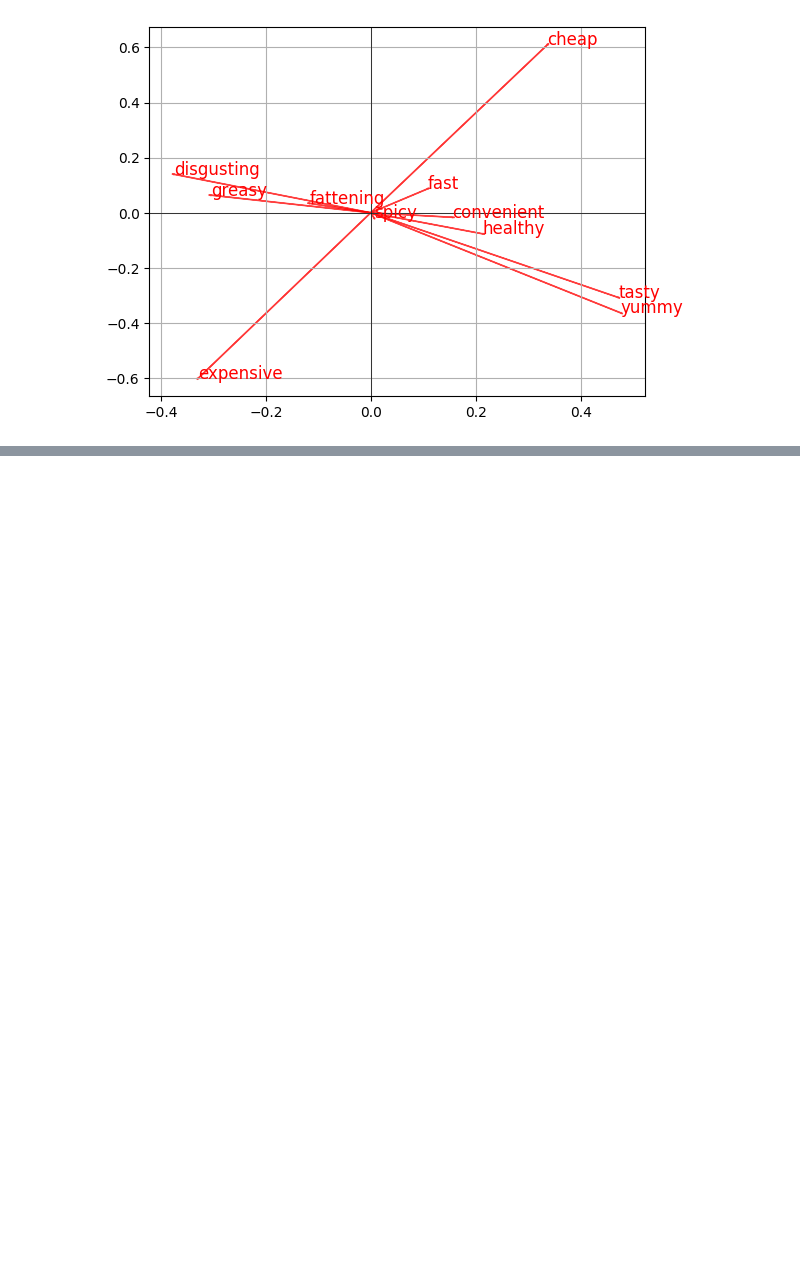
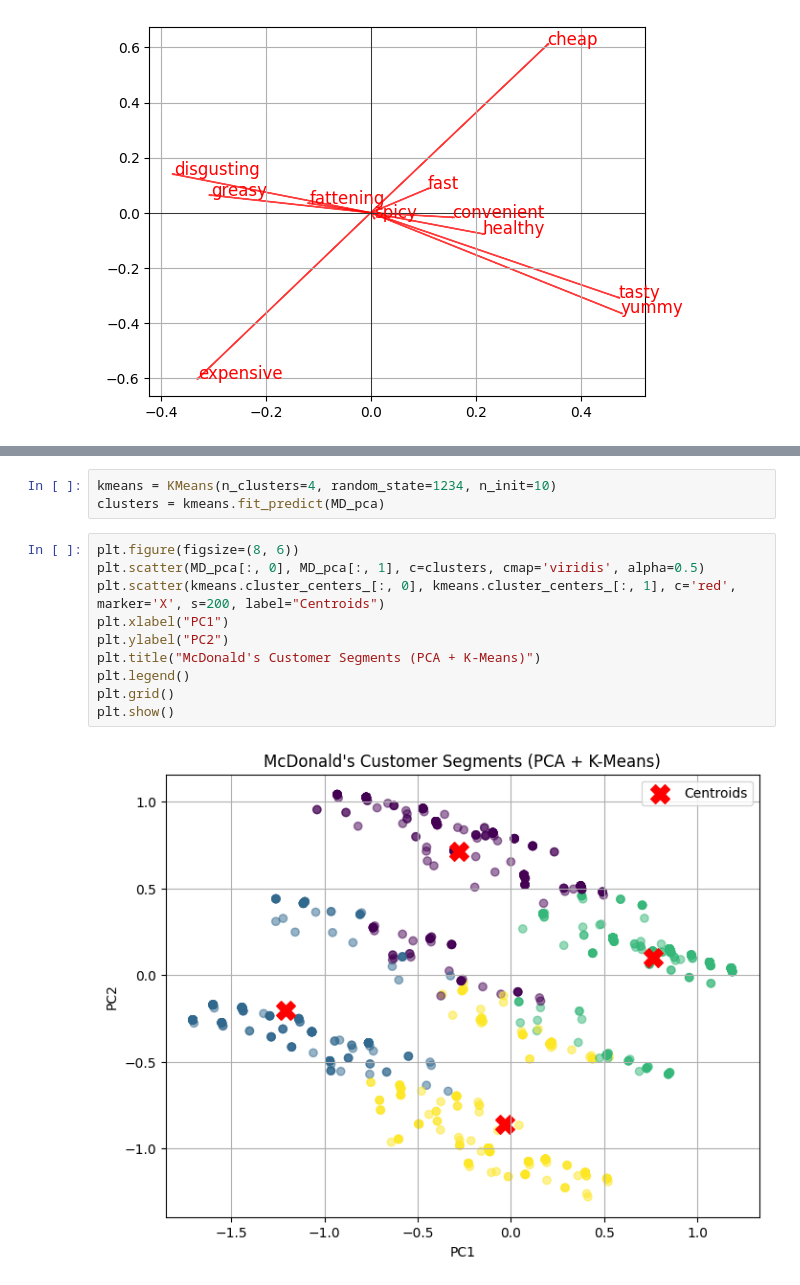
Before and after one commit to Shrutichauha7/McDonalds-case-study, a Jupyter notebook: McDonalds_case_study.ipynb, the cells around one changed output, grey strips where cells are left out. Drawn from its saved outputs; the diff is of its cells as text; blank space fills up the shorter version.

```diff
--- a/McDonalds_case_study.ipynb
+++ b/McDonalds_case_study.ipynb
@@ -133,0 +133,15 @@ plt.show()
+# %%
+kmeans = KMeans(n_clusters=4, random_state=1234, n_init=10)
+clusters = kmeans.fit_predict(MD_pca)
+# %%
+plt.figure(figsize=(8, 6))
+plt.scatter(MD_pca[:, 0], MD_pca[:, 1], c=clusters, cmap='viridis', alpha=0.5)
+plt.scatter(kmeans.cluster_centers_[:, 0], kmeans.cluster_centers_[:, 1], c='red', marker='X', s=200, label="Centroids")
+plt.xlabel("PC1")
+plt.ylabel("PC2")
+plt.title("McDonald's Customer Segments (PCA + K-Means)")
+plt.legend()
+plt.grid()
+plt.show()
+# %% [output]
+[figure, added]
```
Also changed, not shown: parts of 8 cells of this notebook.
